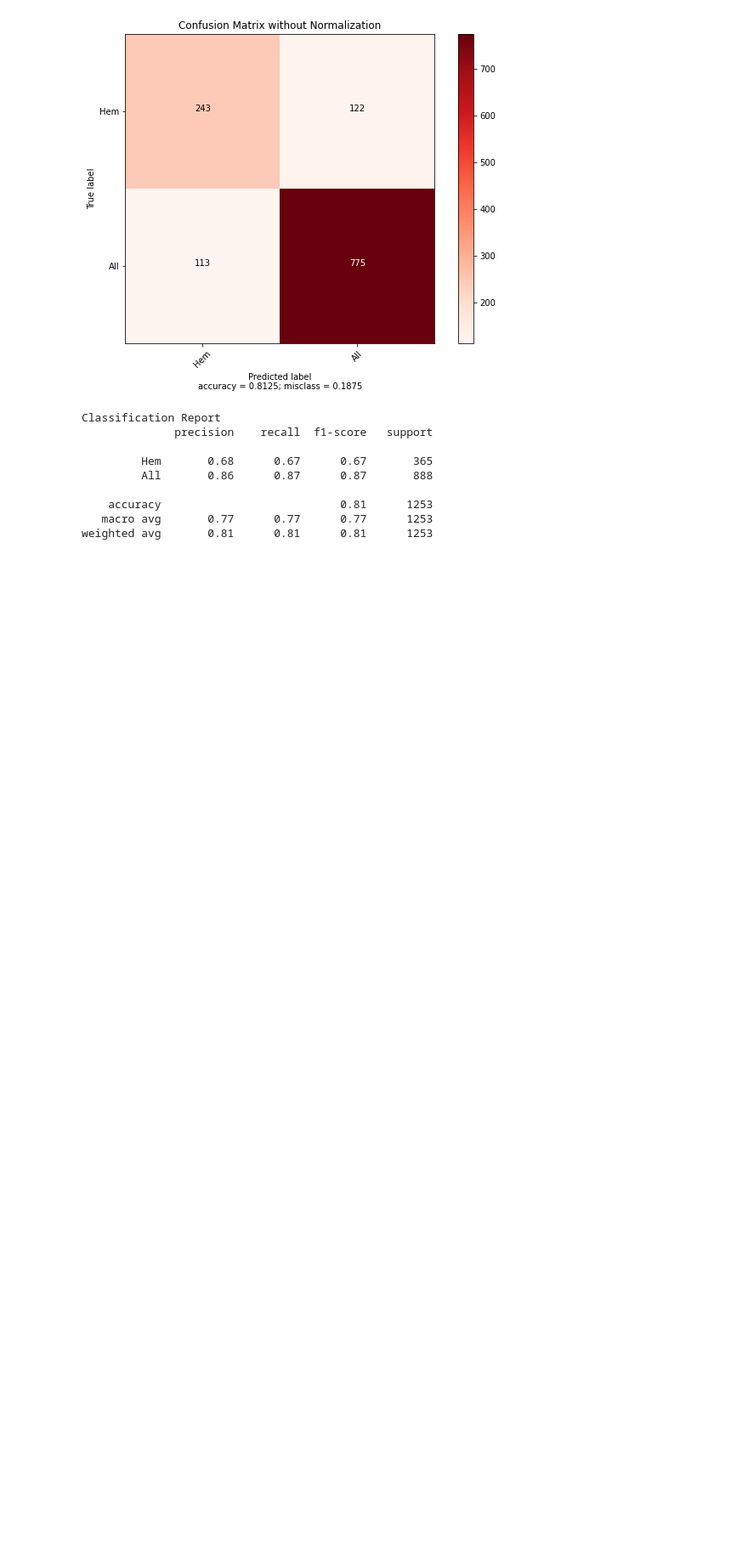
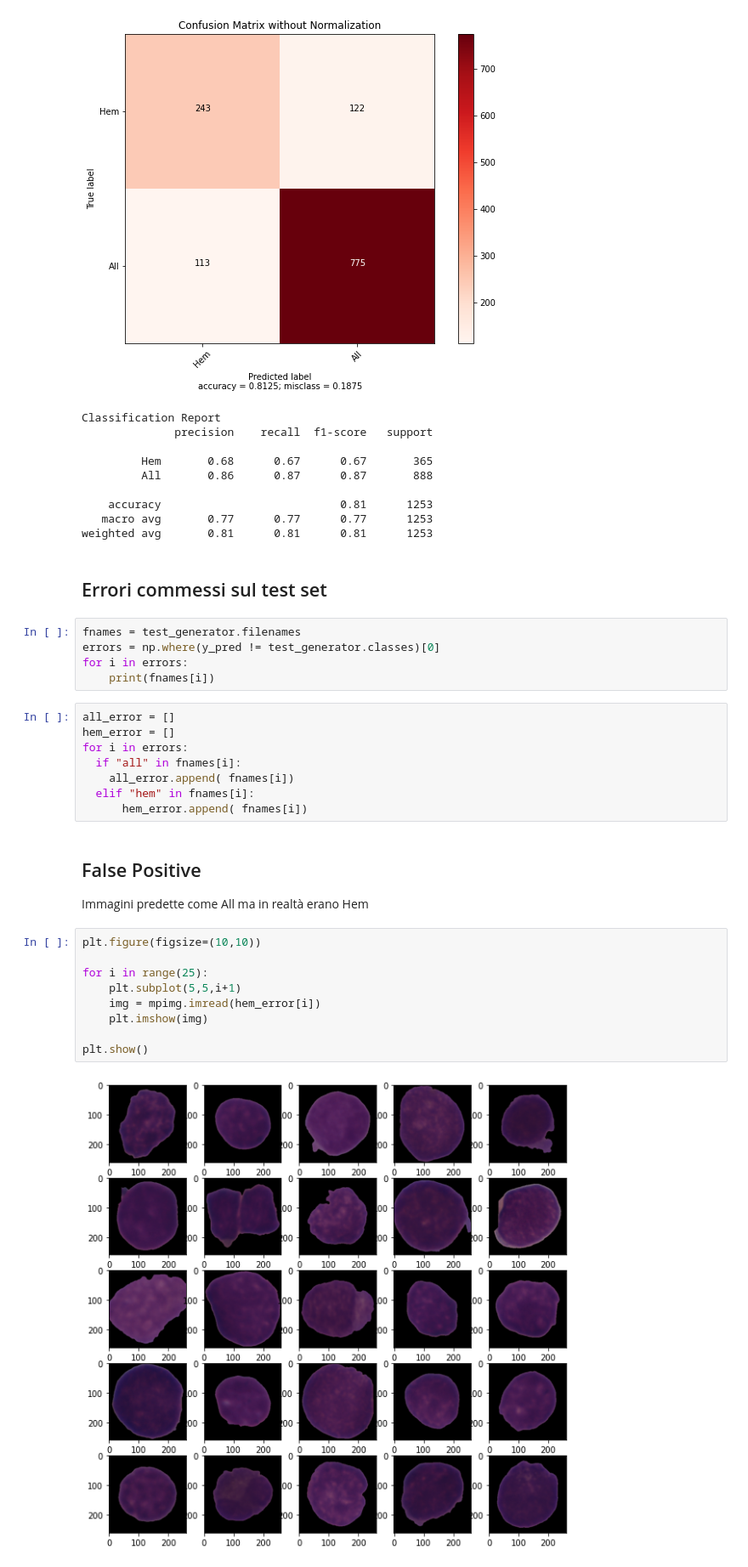
Before and after one commit to CavallucciMartina/LeukemiaClassification, a Jupyter notebook: LeukemiaClassification_Solution_B.ipynb, the cells around one changed output. Shown at 85% size. Cells and saved outputs as stored; diff of their text form; blank space fills up the shorter version.

Commit message:
Add view error in test set

```diff
--- a/LeukemiaClassification_Solution_B.ipynb
+++ b/LeukemiaClassification_Solution_B.ipynb
@@ -640,3 +632,32 @@ Classification Report
     accuracy                           0.81      1253
    macro avg       0.77      0.77      0.77      1253
 weighted avg       0.81      0.81      0.81      1253
+# %% [markdown]
+## Errori commessi sul test set
+# %%
+fnames = test_generator.filenames
+errors = np.where(y_pred != test_generator.classes)[0]
+for i in errors:
+    print(fnames[i])
+# %%
+all_error = []
+hem_error = []
+for i in errors:
+  if "all" in fnames[i]:
+    all_error.append( fnames[i])
+  elif "hem" in fnames[i]:
+      hem_error.append( fnames[i])
+# %% [markdown]
+## False Positive
+Immagini predette come All ma in realtà erano Hem
+# %%
+plt.figure(figsize=(10,10))
+
+for i in range(25):
+    plt.subplot(5,5,i+1)
+    img = mpimg.imread(hem_error[i])
+    plt.imshow(img)
+
+plt.show()
+# %% [output]
+[figure, added]
```
Also changed, not shown: parts of 6 cells of this notebook.
